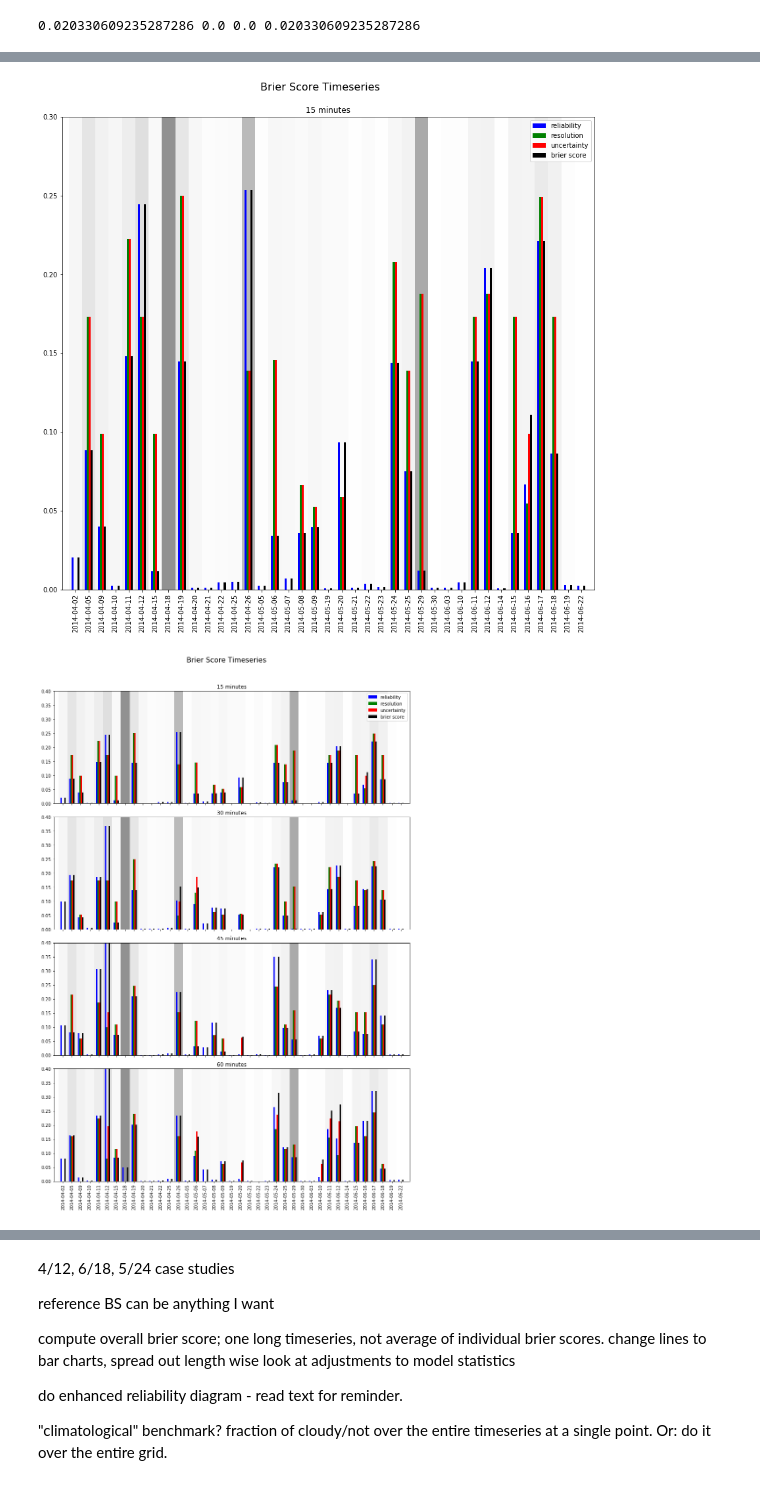
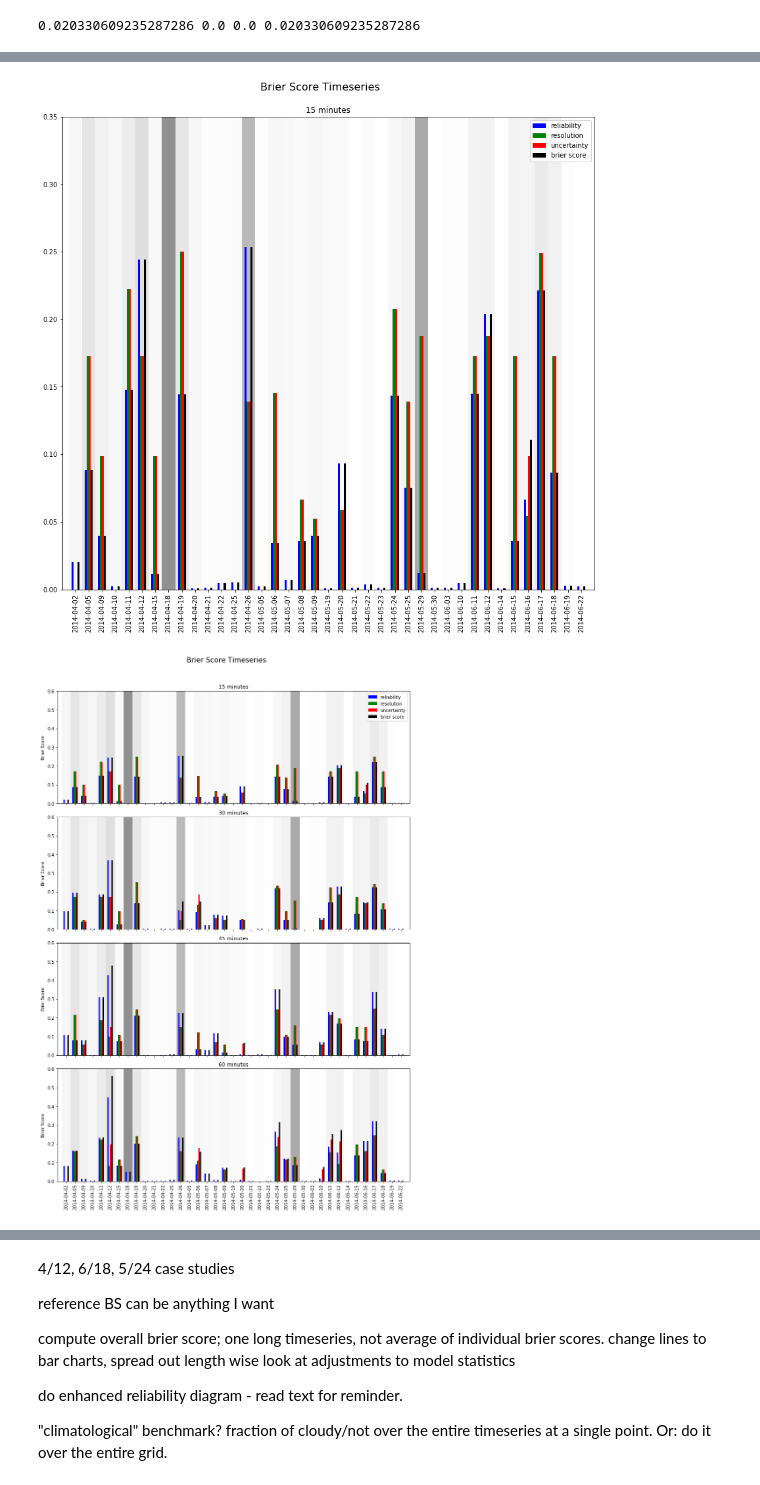
Before and after one commit to smckinley12/Forecasting, a Jupyter notebook: brier_score_decomposition_weighted.ipynb, the cells around one changed output, grey strips where cells are left out. Cells and saved outputs as stored; diff of their text form; code cells hidden in the pictures.

```diff
--- a/brier_score_decomposition_weighted.ipynb
+++ b/brier_score_decomposition_weighted.ipynb
@@ -205,7 +189,7 @@ avg_ci = [0.07326633937050787,
 # %%
 plt.rcParams['figure.figsize'] = [12,12]
 ymin= 0
-ymax = 0.3
+ymax = 0.35
 rows = 1; cols = 1;
 
 x = list(dec15.index)
@@ -226,7 +210,7 @@ ax.bar(xpos+3*dx,dec15.values[:,3],width=width,color='k',label='brier score')
 
 for i in range(1,len(x)+1):
     alpha = 0.5*avg_ci[i-1]
-    ax.fill_between(np.arange(i-0.5,i+0.501,0.1),0,0.3,facecolor='k',alpha=alpha)
+    ax.fill_between(np.arange(i-0.5,i+0.501,0.1),ymin,ymax,facecolor='k',alpha=alpha)
 
 ax.set_title("15 minutes")
 
@@ -237,11 +221,11 @@ fig.subplots_adjust(top=0.92)
 plt.legend()
 plt.show()
 # %% [output]
-[figure, old version]
+[figure, new version]
 # %%
 plt.rcParams['figure.figsize'] = [12,18]
 ymin= 0
-ymax = 0.4
+ymax = 0.6
 rows = 4; cols = 1;
 fig,ax = plt.subplots(rows,cols,sharex=True)
 for r in range(rows):
@@ -250,6 +234,7 @@ for r in range(rows):
         ax[r].set_xlim([0,len(xpos)+1])
         ax[r].set_xticks(xpos)
         ax[r].set_xticklabels(x,rotation='vertical')
+        ax[r].set_ylabel('Brier Score')
 
 ax[0].bar(xpos-3*dx,dec15.values[:,0],width=width,color='b',label='reliability')
 ax[0].bar(xpos-dx,dec15.values[:,1],width=width,color='g',label='resolution')
@@ -261,32 +246,32 @@ ax[1].bar(xpos-dx,dec30.values[:,1],width=width,color='g',label='resolution')
 ax[1].bar(xpos+dx,dec30.values[:,2],width=width,color='r',label='uncertainty')
 ax[1].bar(xpos+3*dx,dec30.values[:,3],width=width,color='k',label='brier score')
 
 ax[2].bar(xpos-3*dx,dec45.values[:,0],width=width,color='b',label='reliability')
 ax[2].bar(xpos-dx,dec45.values[:,1],width=width,color='g',label='resolution')
 ax[2].bar(xpos+dx,dec45.values[:,2],width=width,color='r',label='uncertainty')
 ax[2].bar(xpos+3*dx,dec45.values[:,3],width=width,color='k',label='brier score')
 
 ax[3].bar(xpos-3*dx,dec60.values[:,0],width=width,color='b',label='reliability')
 ax[3].bar(xpos-dx,dec60.values[:,1],width=width,color='g',label='resolution')
 ax[3].bar(xpos+dx,dec60.values[:,2],width=width,color='r',label='uncertainty')
 ax[3].bar(xpos+3*dx,dec60.values[:,3],width=width,color='k',label='brier score')
 
 for a in range(4):
     for i in range(1,len(x)+1):
         alpha = 0.5*avg_ci[i-1]
-        ax[a].fill_between(np.arange(i-0.5,i+0.501,0.1),0,0.6,facecolor='k',alpha=alpha)
+        ax[a].fill_between(np.arange(i-0.5,i+0.501,0.1),ymin,ymax,facecolor='k',alpha=alpha)
 
 ax[0].set_title("15 minutes")
 ax[1].set_title("30 minutes")
 ax[2].set_title("45 minutes")
 ax[3].set_title("60 minutes")
 
 ax[0].legend()
 
 #fig.autofmt_xdate()
 fig.tight_layout()
 fig.suptitle("Brier Score Timeseries",fontsize=16)
 fig.subplots_adjust(top=0.92)
 plt.show()
 # %% [output]
-[figure, old version]
+[figure, new version]
```
Also changed, not shown: parts of 6 cells of this notebook, 9 other files.
